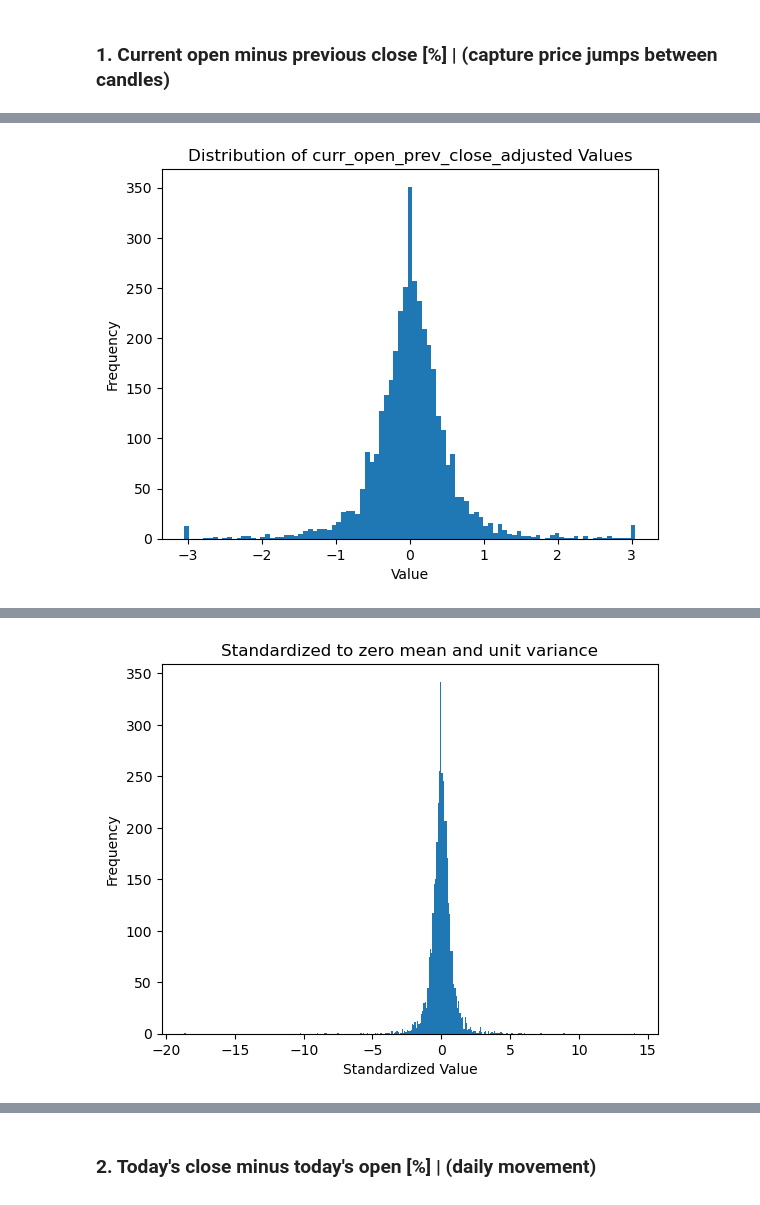
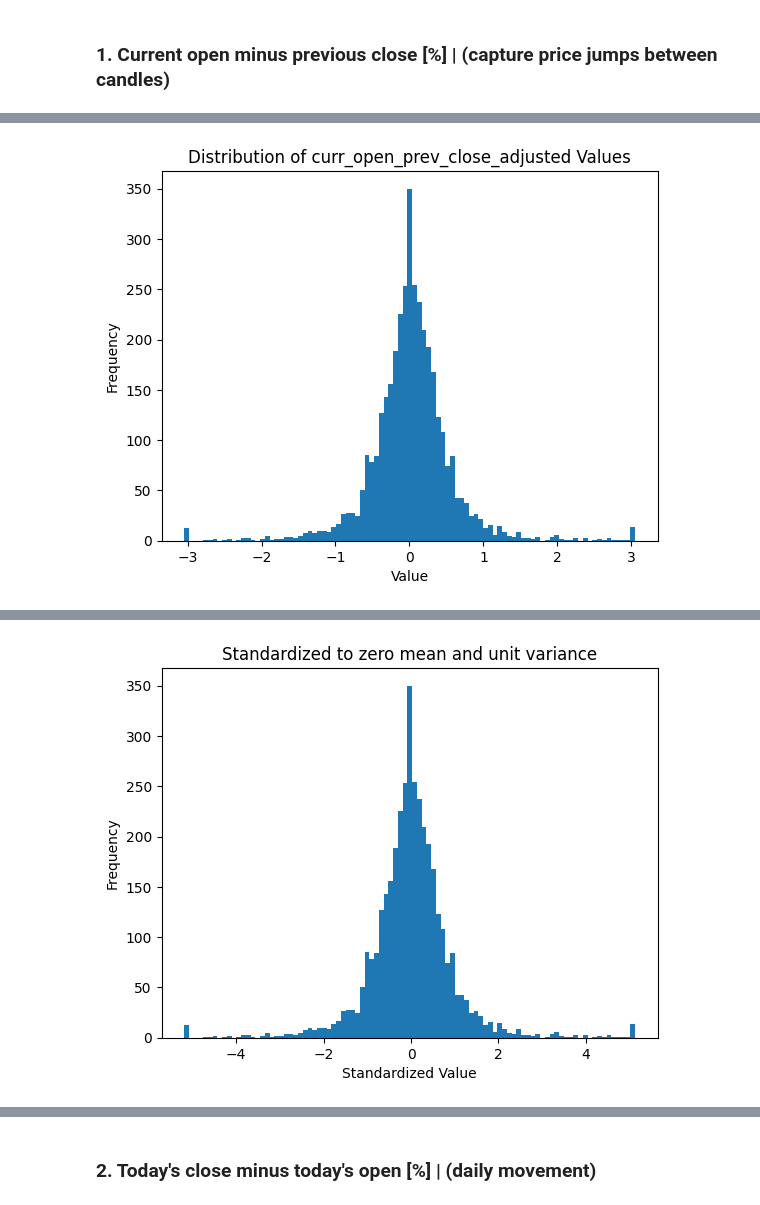
Before and after one commit to Frederik135/NN_Forecasting, a Jupyter notebook: NN_model/preprocessing.ipynb, the cells around one changed output, grey strips where cells are left out. Saved outputs shown, nothing was run; the diff lists cells and outputs as text; code cells hidden in the pictures.

```diff
--- a/NN_model/preprocessing.ipynb
+++ b/NN_model/preprocessing.ipynb
@@ -96,3 +98,6 @@ stock_df.head()
+# %%
+# Remove the 29th of February
+stock_df = stock_df[~((stock_df.index.month == 2) & (stock_df.index.day == 29))]
 # %%
 features_df = pd.DataFrame(index=stock_df.index)
 features_df.head()
@@ -173,4 +193,4 @@ plt.plot(curr_open_prev_close)
 # %%
 # Three sigma adjusted values
-curr_open_prev_close_adjusted = adjust_to_three_sigma(curr_open_prev_close)
+curr_open_prev_close_adj = adjust_to_three_sigma(curr_open_prev_close)
 # %% [output]
@@ -187,13 +207,13 @@ plt.show()
 # %%
 # Three sigma histogram
-plt.hist(curr_open_prev_close_adjusted, bins='auto')
+plt.hist(curr_open_prev_close_adj, bins='auto')
 plt.title('Distribution of curr_open_prev_close_adjusted Values')
 plt.xlabel('Value')
 plt.ylabel('Frequency')
 plt.show()
 # %% [output]
-[figure, old version]
+[figure, new version]
 # %%
 # Standardized histogram
-curr_open_prev_close_std = standardize_and_plot(curr_open_prev_close)
+curr_open_prev_close_adj_std = standardize_and_plot(curr_open_prev_close_adj)
 # %% [output]
@@ -202,3 +222,3 @@ Standardized variance: 0.9999999999999999
-[figure, old version]
+[figure, new version]
 # %%
 # Log of standardized histogram
```
Also changed, not shown: parts of 50 cells of this notebook.
